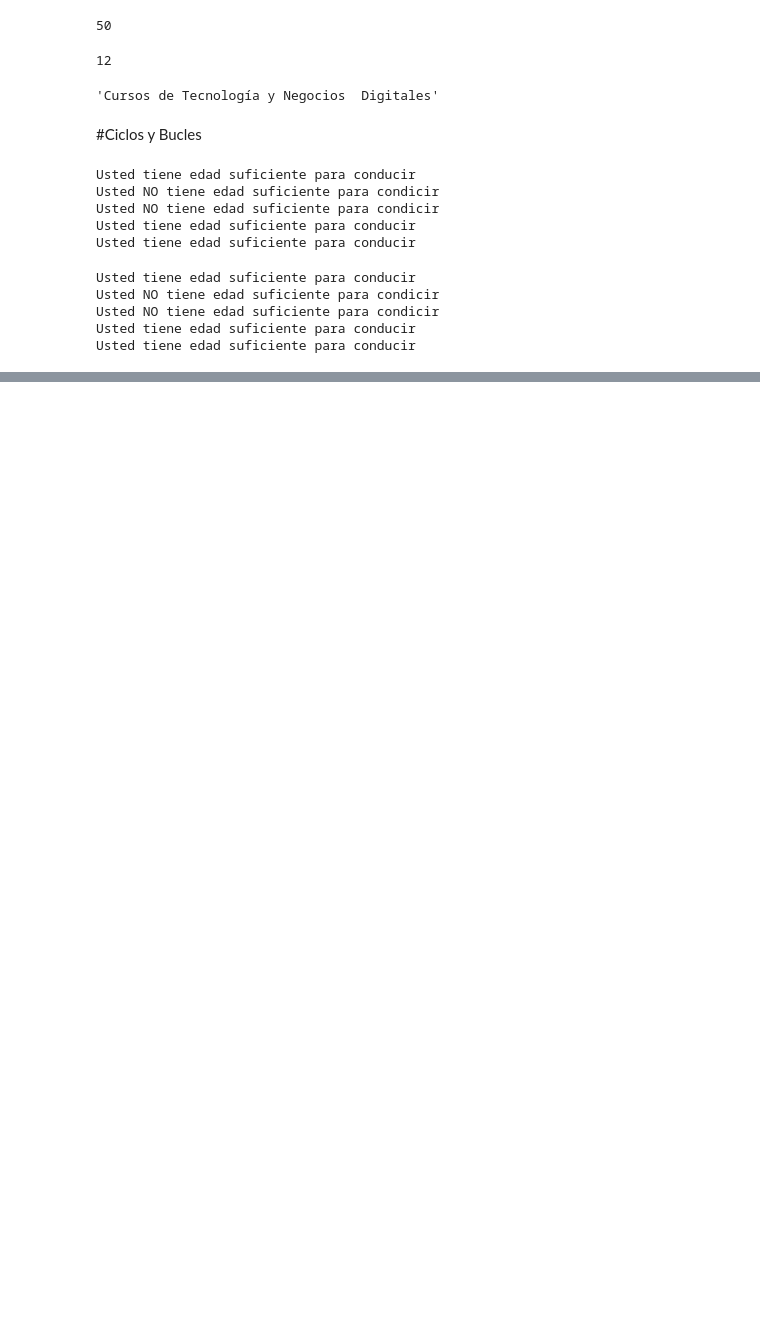
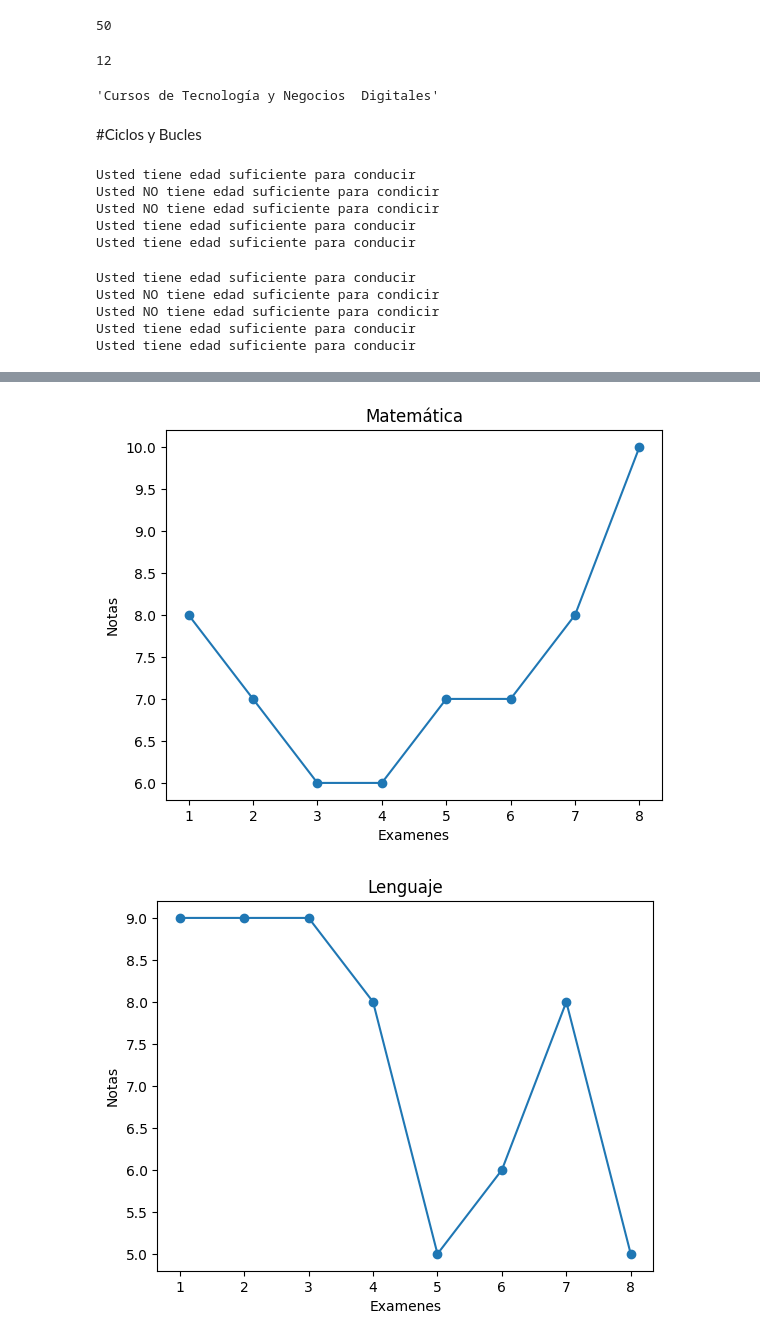
Before and after one commit to MarcosMza/python-ds-intro, a Jupyter notebook: Python_para_Ds_Introducción.ipynb, the cells around one changed output, grey strips where cells are left out. Drawn from its saved outputs; the diff is of its cells as text; code cells hidden in the pictures; blank space fills up the shorter version.

```diff
--- a/Python_para_Ds_Introducción.ipynb
+++ b/Python_para_Ds_Introducción.ipynb
@@ -269,0 +445,23 @@ Usted tiene edad suficiente para conducir
+# %%
+# Ejercicio con varias notas de 3 materias diferentes:
+import matplotlib.pyplot as plt
+
+notas_matematica = ['Matemática',8,7,6,6,7,7,8,10]
+notas_lenguaje = ['Lenguaje',9,9,9,8,5,6,8,5]
+notas_geografia = ['Geografía',10,10,6,7,7,7,8,7]
+
+notas = [notas_matematica, notas_lenguaje, notas_geografia]
+# %%
+#utilizamos un for para recorrer todas las listas
+for nota in notas:
+  #en -nota- es donde se almacenan los datos cuando va recorriendo el 'for' las dierentes notas
+  x = list(range(1,9))
+  y = nota[1:]#en esta variable se almacena la nota de cada materia a partir del indice 1
+  plt.plot(x,y,marker='o')#fc para crear un gráfico
+  plt.title(nota[0])#alamacena el indice 0, pasa a ser el titulo del grafico
+  plt.xlabel('Examenes')#titulo de las x
+  plt.ylabel('Notas')#titulo de las y
+  plt.show()
+# %% [output]
+[figure, added]
+[figure, added]
```
Also changed, not shown: parts of 29 cells of this notebook.
